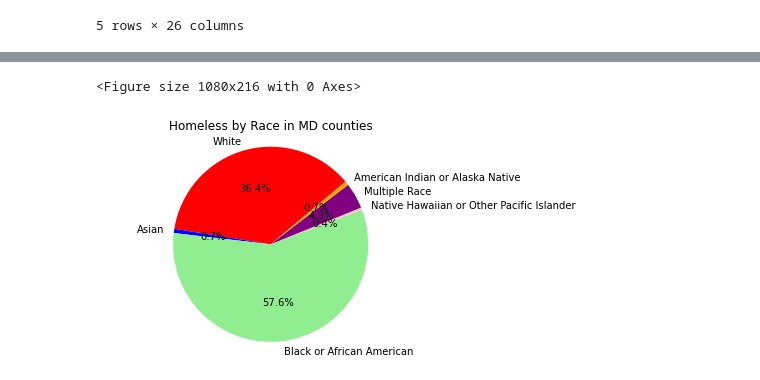
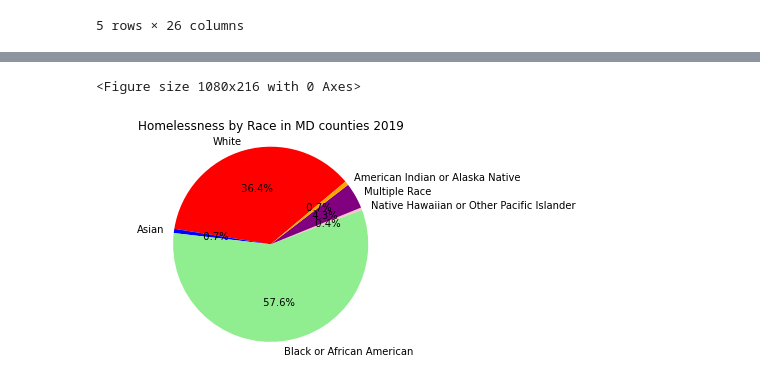
Before and after one commit to arieldunn/HomelessinMaryland, a Jupyter notebook: HomelessProjectMD.ipynb, the cells around one changed output, grey strips where cells are left out. Drawn from its saved outputs; the diff is of its cells as text; code cells hidden in the pictures.

```diff
--- a/HomelessProjectMD.ipynb
+++ b/HomelessProjectMD.ipynb
@@ -116,15 +117,15 @@ MultiRace = homeless_data_complete["Overall Homeless - Multiple Races"].sum()
 # %%
 homelessMD = [White, Asian, Black, NatHaw, MultiRace, AmerInd]
 
 plt.figure(figsize = (15,3))
 fig1, ax1 = plt.subplots()
 
-ax1.pie(homelessMD, labels=labels, colors=colors, radius=20, autopct='%1.1f%%', startangle=40, shadow=False)
+ax1.pie(homelessMD, labels=labels, colors=colors, radius=20, autopct='%5.1f%%', startangle=40, shadow=False)
 
 ax1.axis('equal')
-plt.title("Homeless by Race in MD counties")
+plt.title("Homelessness by Race in MD counties 2019")
 #plt.savefig("Resources/Homeless by MD counties - pie.png")
 plt.show()
 # %% [output]
 <Figure size 1080x216 with 0 Axes>
-[figure, old version]
+[figure, new version]
```
Also changed, not shown: parts of 1 cell of this notebook.
